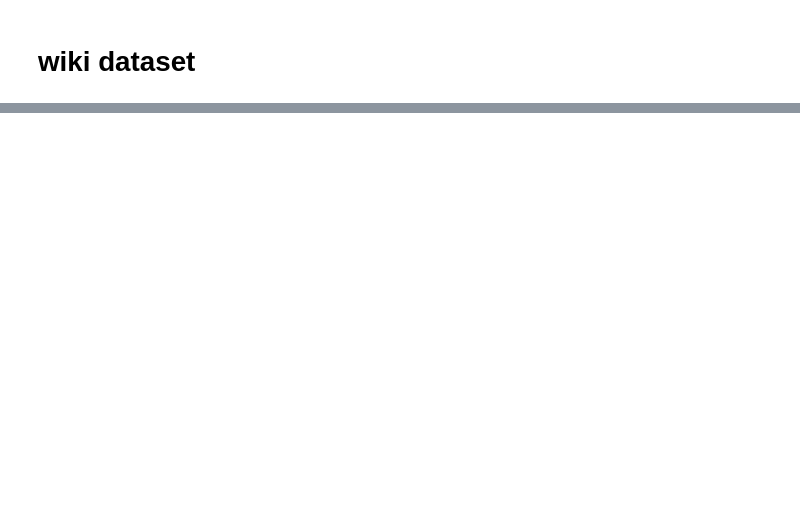
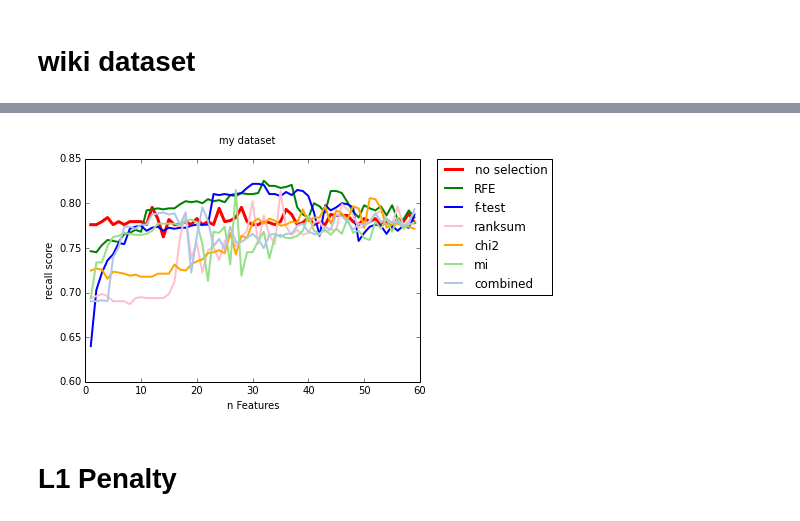
Before and after one commit to nischikata/AggressivenessClassification, a Jupyter notebook: feature_selection_results.ipynb, the cells around one changed output, grey strips where cells are left out. Cells and saved outputs as stored; diff of their text form; code cells hidden in the pictures; blank space fills up the shorter version.

```diff
--- a/feature_selection_results.ipynb
+++ b/feature_selection_results.ipynb
@@ -157,3 +224,10 @@ plot_stepwise_scores(noselection, RFE, combined, ftest, ranksum, chi, mi, start=
+# %%
+noselection, RFE, combined, ftest, ranksum, chi, mi = get_stepwise_scores(w_dfs, scorename='recall')
+plot_stepwise_scores(noselection, RFE, combined, ftest, ranksum, chi, mi, start=1, end=60, scorename='recall score')
+# %% [output]
+[figure, added]
+# %% [markdown]
+# L1 Penalty
 # %%
 w_dfs = get_stepwise_results(w_dev, w_val, w_filename, w_rfe)
 # %%
```
Also changed, not shown: parts of 23 cells of this notebook, 6 other files.
